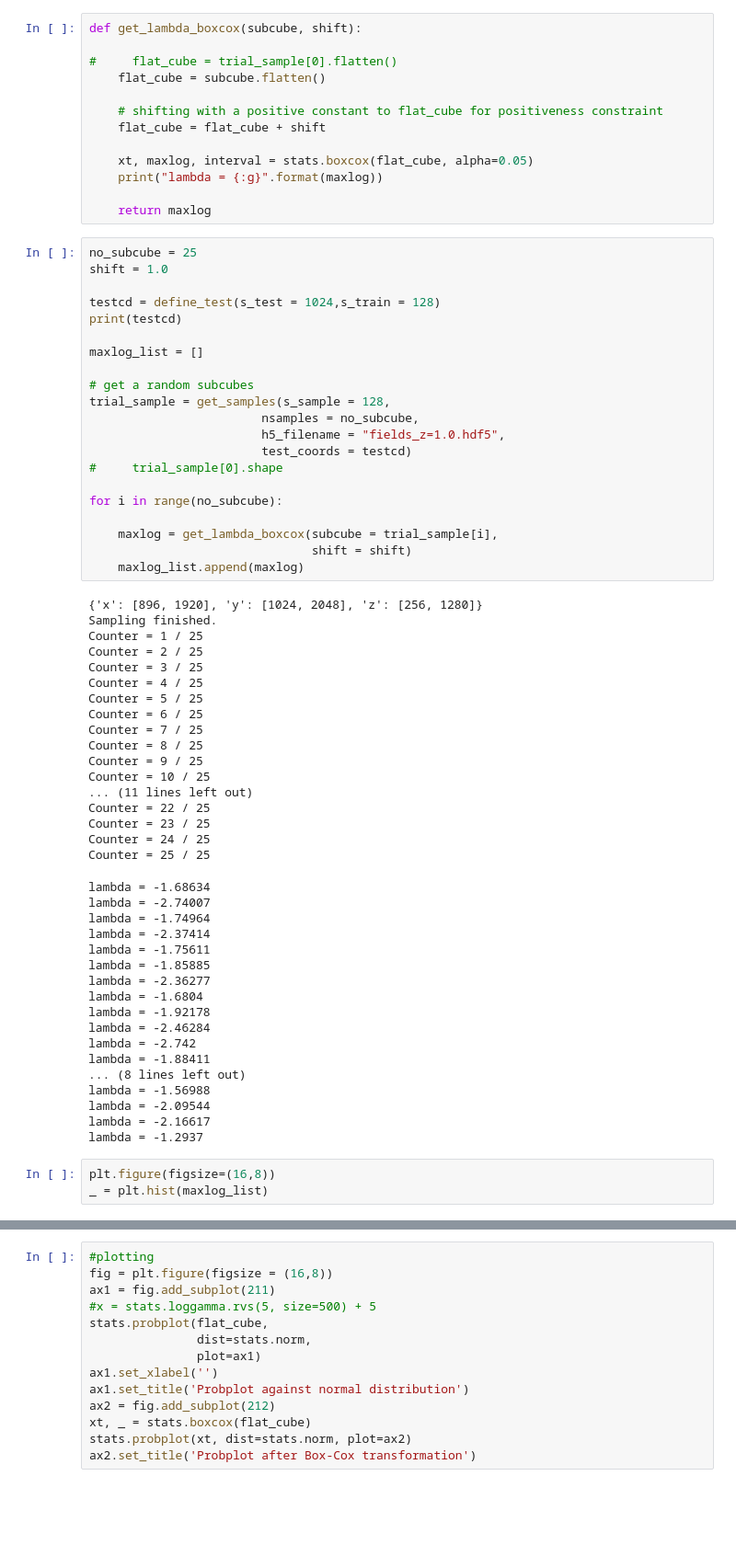
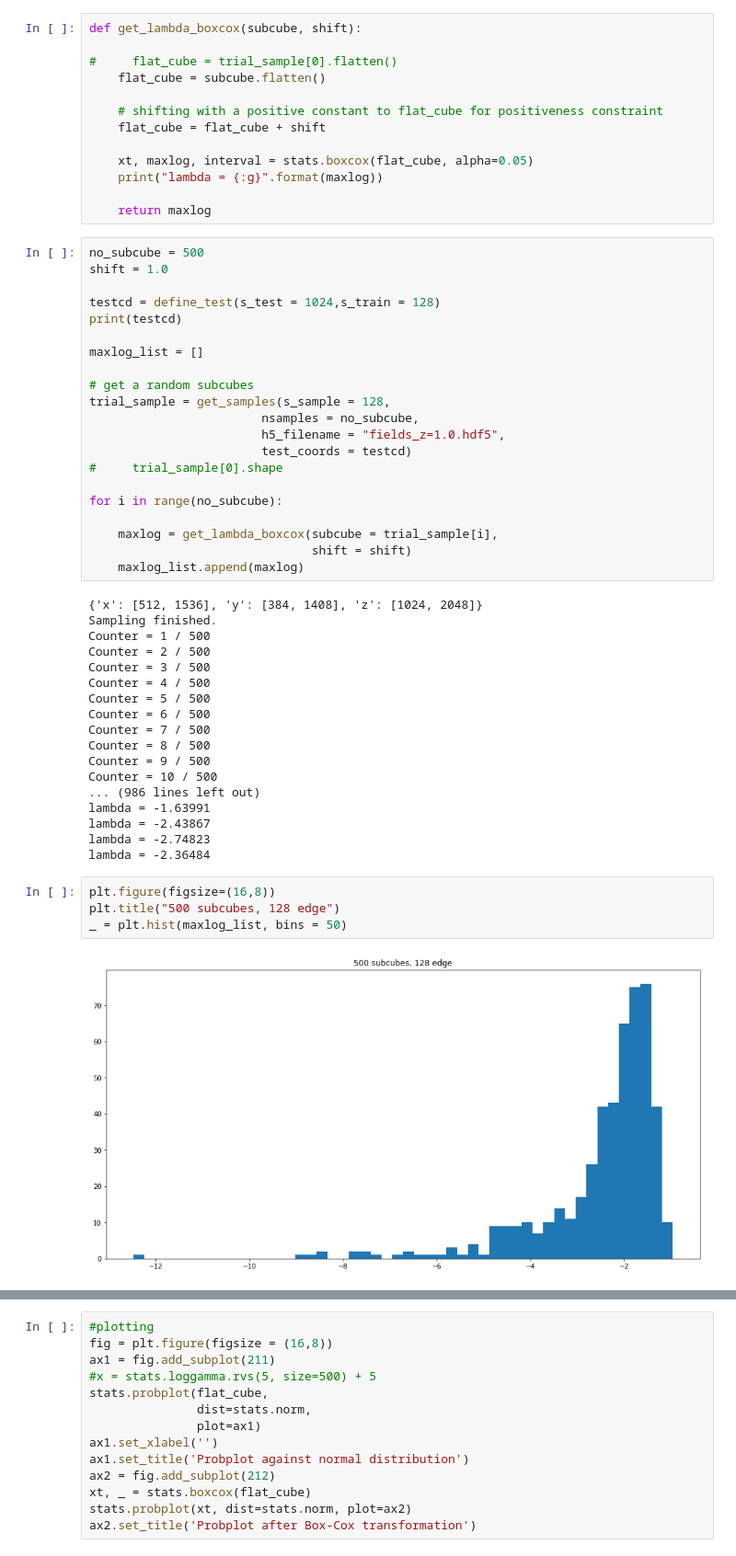
Before and after one commit to NYU-CDS-Capstone-Project/HydroGAN, a Jupyter notebook: notebooks/cube_transformations.ipynb, the cells around one changed output, grey strips where cells are left out. Shown: that part at 92% size. Cells and saved outputs as stored; diff of their text form; blank space fills up the shorter version.

Commit message:
added boxcox transformation for the whole cube
also found the optimal lambda for the boxcox transformation

```diff
--- a/notebooks/cube_transformations.ipynb
+++ b/notebooks/cube_transformations.ipynb
@@ -199,7 +191,7 @@ def get_lambda_boxcox(subcube, shift):
 
     return maxlog
 # %%
-no_subcube = 25
+no_subcube = 500
 shift = 1.0
 
 testcd = define_test(s_test = 1024,s_train = 128)
@@ -220,40 +212,26 @@ for i in range(no_subcube):
                                shift = shift)
     maxlog_list.append(maxlog)
 # %% [output]
-{'x': [896, 1920], 'y': [1024, 2048], 'z': [256, 1280]}
+{'x': [512, 1536], 'y': [384, 1408], 'z': [1024, 2048]}
 Sampling finished.
-Counter = 1 / 25
-Counter = 2 / 25
-Counter = 3 / 25
-Counter = 4 / 25
-Counter = 5 / 25
-Counter = 6 / 25
-Counter = 7 / 25
-Counter = 8 / 25
-Counter = 9 / 25
-Counter = 10 / 25
-... (11 lines left out)
-Counter = 22 / 25
-Counter = 23 / 25
-Counter = 24 / 25
-Counter = 25 / 25
+Counter = 1 / 500
+Counter = 2 / 500
+Counter = 3 / 500
+Counter = 4 / 500
+Counter = 5 / 500
+Counter = 6 / 500
+Counter = 7 / 500
+Counter = 8 / 500
+Counter = 9 / 500
+Counter = 10 / 500
+... (986 lines left out)
+lambda = -1.63991
+lambda = -2.43867
+lambda = -2.74823
+lambda = -2.36484
-lambda = -1.68634
-lambda = -2.74007
-lambda = -1.74964
-lambda = -2.37414
-lambda = -1.75611
-lambda = -1.85885
-lambda = -2.36277
-lambda = -1.6804
-lambda = -1.92178
-lambda = -2.46284
-lambda = -2.742
-lambda = -1.88411
-... (8 lines left out)
-lambda = -1.56988
-lambda = -2.09544
-lambda = -2.16617
-lambda = -1.2937
 # %%
 plt.figure(figsize=(16,8))
-_ = plt.hist(maxlog_list)
+plt.title("500 subcubes, 128 edge")
+_ = plt.hist(maxlog_list, bins = 50)
+# %% [output]
+[figure, added]
```
Also changed, not shown: parts of 13 cells of this notebook.
